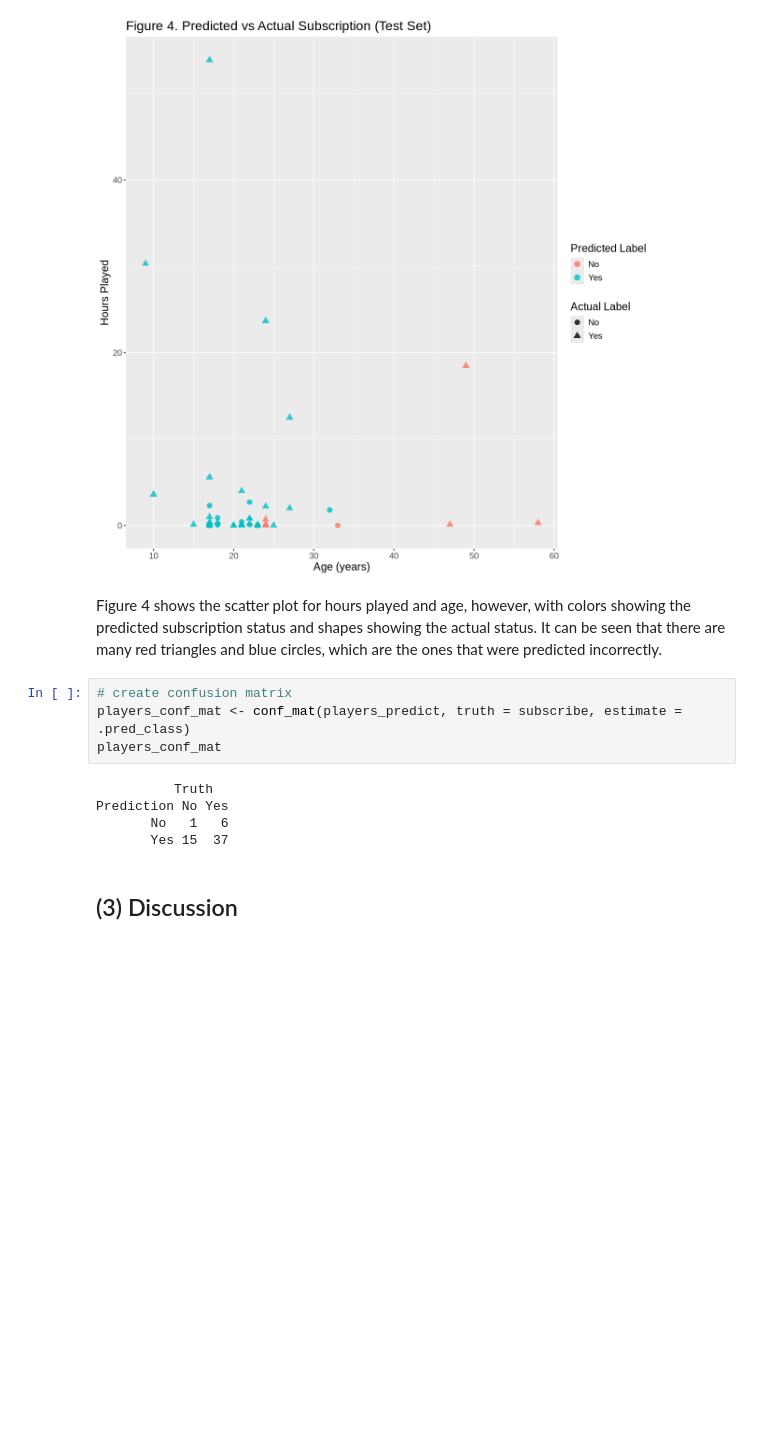
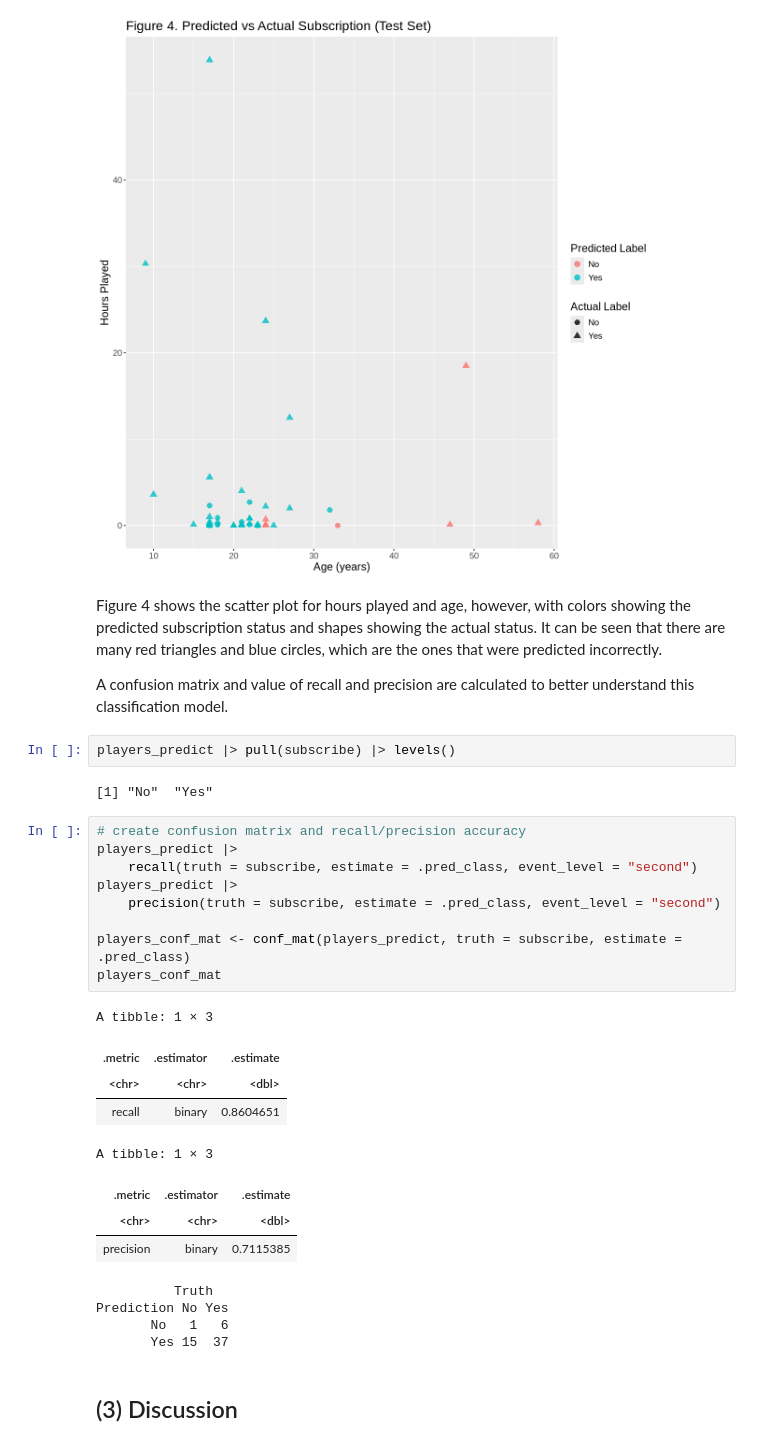
Before and after one commit to jvpmyn3/dsci_group_project, a Jupyter notebook: project.ipynb, the cells around one changed output. Cells and saved outputs as stored; diff of their text form; blank space fills up the shorter version.

Commit message:
added precision and recall

```diff
--- a/project.ipynb
+++ b/project.ipynb
@@ -345,15 +345,34 @@ figure4_plot
 [figure]
 # %% [markdown]
 Figure 4 shows the scatter plot for hours played and age, however, with colors showing the predicted subscription status and shapes showing the actual status. It can be seen that there are many red triangles and blue circles, which are the ones that were predicted incorrectly.
+
+A confusion matrix and value of recall and precision are calculated to better understand this classification model.
+# %%
+players_predict |> pull(subscribe) |> levels()
+# %% [output]
+[1] "No"  "Yes"
 # %%
-# create confusion matrix
+# create confusion matrix and recall/precision accuracy
+players_predict |>
+    recall(truth = subscribe, estimate = .pred_class, event_level = "second")
+players_predict |>
+    precision(truth = subscribe, estimate = .pred_class, event_level = "second")
+
 players_conf_mat <- conf_mat(players_predict, truth = subscribe, estimate = .pred_class)
 players_conf_mat
 # %% [output]
-          Truth
-Prediction No Yes
-       No   1   6
-       Yes 15  37
+A tibble: 1 × 3
+| .metric | .estimator | .estimate |
+| <chr> | <chr> | <dbl> |
+| recall | binary | 0.8604651 |
+A tibble: 1 × 3
+| .metric | .estimator | .estimate |
+| <chr> | <chr> | <dbl> |
+| precision | binary | 0.7115385 |
+          Truth
+Prediction No Yes
+       No   1   6
+       Yes 15  37
 # %% [markdown]
 ## (3) Discussion
 # %% [markdown]
```
Also changed, not shown: parts of 1 cell of this notebook.
